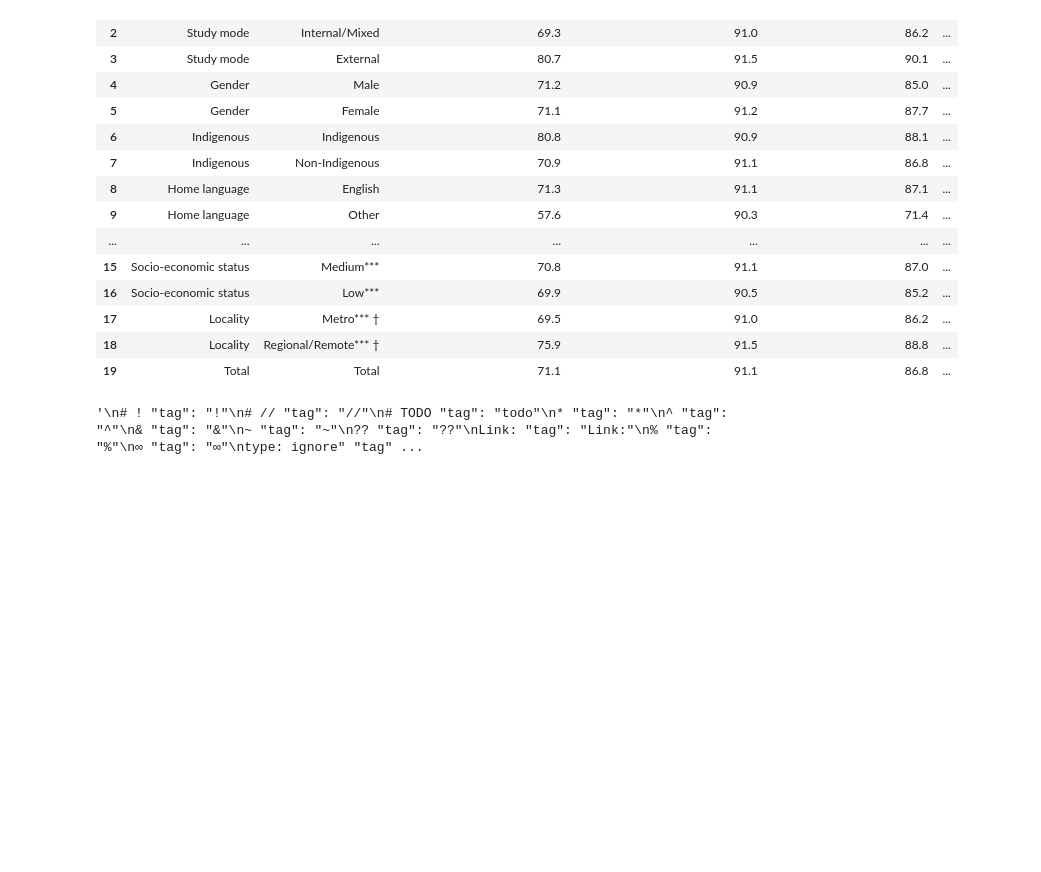
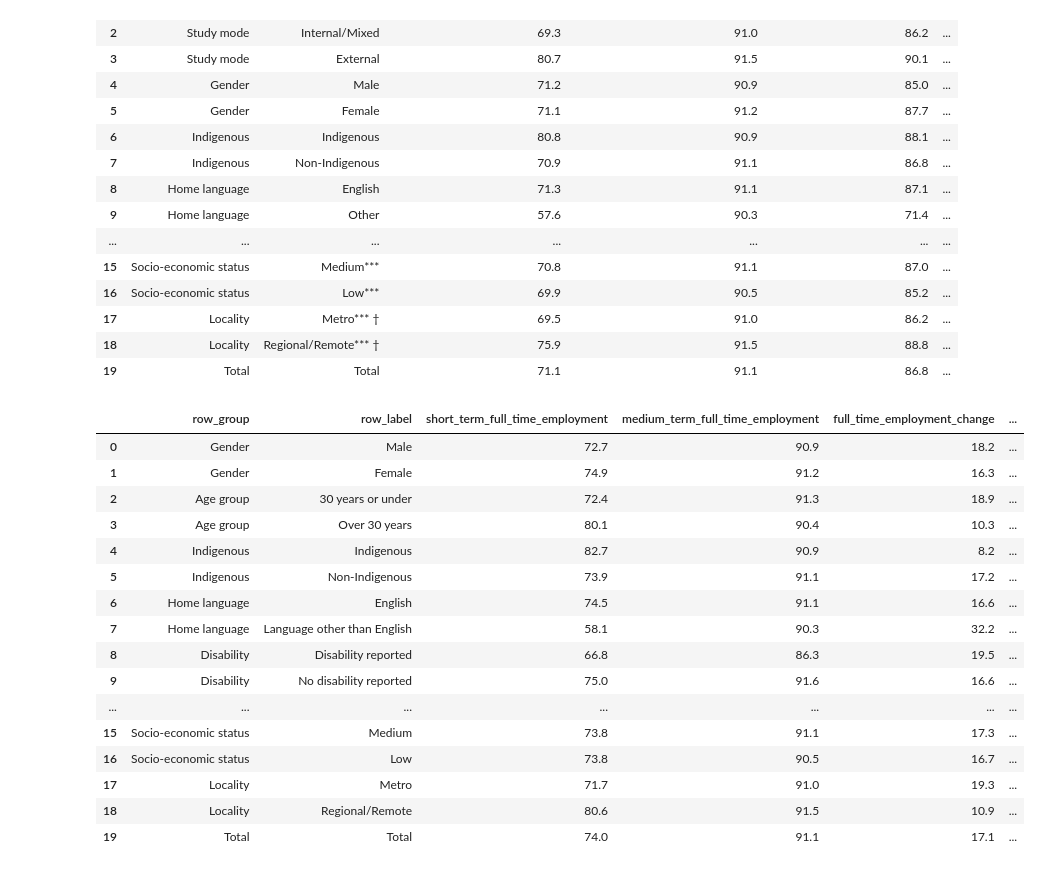
Before and after one commit to nichothenacho64/homeless-graduate, a Jupyter notebook: notebooks/02_analysis.ipynb, the cells around one changed output. Saved outputs shown, nothing was run; the diff lists cells and outputs as text; code cells hidden in the pictures; blank space fills up the shorter version.

```diff
--- a/notebooks/02_analysis.ipynb
+++ b/notebooks/02_analysis.ipynb
@@ -17,10 +9,11 @@ GOS-L #161 STMT_UG_ALL_1Y_SG
 # %%
-qilt_folder = "QILT"
-gos_file_type = "QILT-2024-GOS"
-gos_file_name = RAW_SOURCE_DIRS[qilt_folder][gos_file_type]
-gos_9_sheet_name = "EMP_UG_ALL_2Y_DG" # GOS 9
+gos_9_sheet = ExcelSheet(
+    folder="QILT",
+    data_source="QILT-2024-GOS",
+    sheet_name="EMP_UG_ALL_2Y_DG"
+) # GOS 9
 
-gos_9_table = prepare_qilt_sheet(qilt_folder, gos_file_name, gos_9_sheet_name).table
+gos_9_table = prepare_qilt_sheet(gos_9_sheet.folder, gos_9_sheet.file_name, gos_9_sheet.sheet_name).table
 gos_9_table
 # %% [output]
 |  | row_group | row_label | full_time_employment_2023 | full_time_employment_2024 | overall_employment_2023 | ... |
@@ -41,14 +34,13 @@ gos_9_table
 | 18 | Locality | Regional/Remote* † | 83.7 | 80.6 | 91.6 | ... |
 | 19 | Total | Total | 79.0 | 74.0 | 88.9 | ... |
 # %%
-qilt_folder = "QILT"
-gos_l_file_type = "QILT-2024-GOS-L"
-gos_l_file_name = RAW_SOURCE_DIRS[qilt_folder][gos_l_file_type]
-gos_l_161_sheet_name = "STMT_UG_ALL_1Y_SG" # GOS-L 161
-
-gos_l_161_table = prepare_qilt_sheet(qilt_folder, gos_l_file_name, gos_l_161_sheet_name).table
+gos_l_161_sheet = ExcelSheet(
+    folder="QILT",
+    data_source="QILT-2024-GOS-L",
+    sheet_name="STMT_UG_ALL_1Y_SG"
+) # GOS-L 161
+gos_l_161_table = prepare_qilt_sheet(gos_l_161_sheet.folder, gos_l_161_sheet.file_name, gos_l_161_sheet.sheet_name).table
 gos_l_161_table
-# STMT_UG_ALL_1Y_SG
 # %% [output]
 |  | row_group | row_label | short_term_full_time_employed | medium_term_full_time_employed | short_term_overall_employed | ... |
 | 0 | Age group | 30 and under | 69.6 | 91.3 | 86.9 | ... |
@@ -68,19 +60,25 @@ gos_l_161_table
 | 18 | Locality | Regional/Remote*** † | 75.9 | 91.5 | 88.8 | ... |
 | 19 | Total | Total | 71.1 | 91.1 | 86.8 | ... |
 # %%
-"""
-# ! "tag": "!"
-# // "tag": "//"
-# TODO "tag": "todo"
-* "tag": "*"
-^ "tag": "^"
-& "tag": "&"
-~ "tag": "~"
-?? "tag": "??"
-Link: "tag": "Link:"
-% "tag": "%"
-∞ "tag": "∞"
-type: ignore" "tag": "type: ignore"
-"""
+from src.transform.subgroup import build_gos_gos_l_subgroup_comparison_table
+
+gos_gos_l_subgroup_comparison_table = build_gos_gos_l_subgroup_comparison_table(gos_9_table, gos_l_161_table)
+gos_gos_l_subgroup_comparison_table
 # %% [output]
-'\n# ! "tag": "!"\n# // "tag": "//"\n# TODO "tag": "todo"\n* "tag": "*"\n^ "tag": "^"\n& "tag": "&"\n~ "tag": "~"\n?? "tag": "??"\nLink: "tag": "Link:"\n% "tag": "%"\n∞ "tag": "∞"\ntype: ignore" "tag" ...
+|  | row_group | row_label | short_term_full_time_employment | medium_term_full_time_employment | full_time_employment_change | ... |
+| 0 | Gender | Male | 72.7 | 90.9 | 18.2 | ... |
+| 1 | Gender | Female | 74.9 | 91.2 | 16.3 | ... |
+| 2 | Age group | 30 years or under | 72.4 | 91.3 | 18.9 | ... |
+| 3 | Age group | Over 30 years | 80.1 | 90.4 | 10.3 | ... |
+| 4 | Indigenous | Indigenous | 82.7 | 90.9 | 8.2 | ... |
+| 5 | Indigenous | Non-Indigenous | 73.9 | 91.1 | 17.2 | ... |
+| 6 | Home language | English | 74.5 | 91.1 | 16.6 | ... |
+| 7 | Home language | Language other than English | 58.1 | 90.3 | 32.2 | ... |
+| 8 | Disability | Disability reported | 66.8 | 86.3 | 19.5 | ... |
+| 9 | Disability | No disability reported | 75.0 | 91.6 | 16.6 | ... |
+| ... | ... | ... | ... | ... | ... | ... |
+| 15 | Socio-economic status | Medium | 73.8 | 91.1 | 17.3 | ... |
+| 16 | Socio-economic status | Low | 73.8 | 90.5 | 16.7 | ... |
+| 17 | Locality | Metro | 71.7 | 91.0 | 19.3 | ... |
+| 18 | Locality | Regional/Remote | 80.6 | 91.5 | 10.9 | ... |
+| 19 | Total | Total | 74.0 | 91.1 | 17.1 | ... |
```
Also changed, not shown: parts of 2 cells of this notebook, 22 other files.
